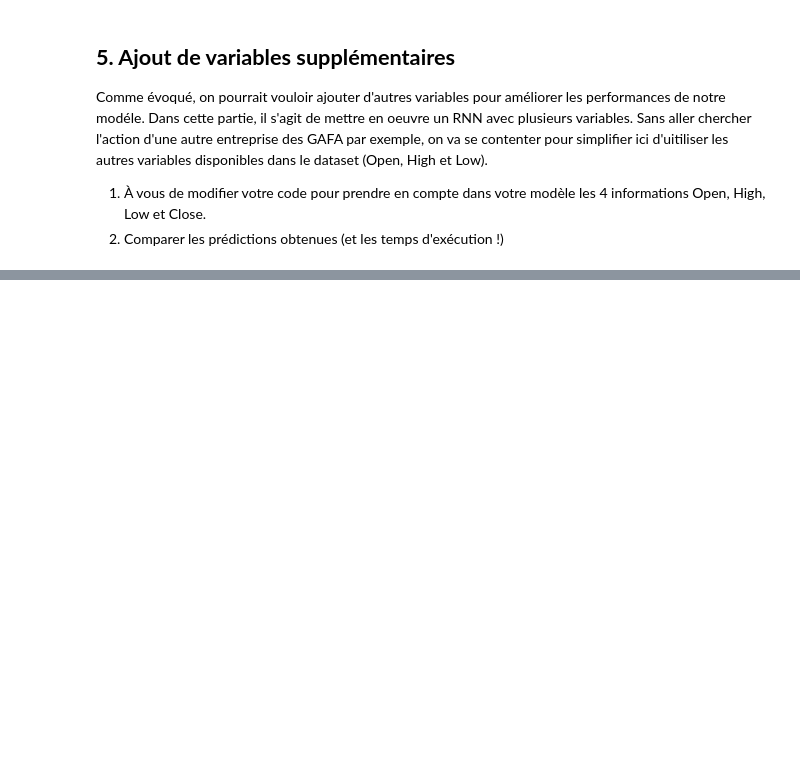
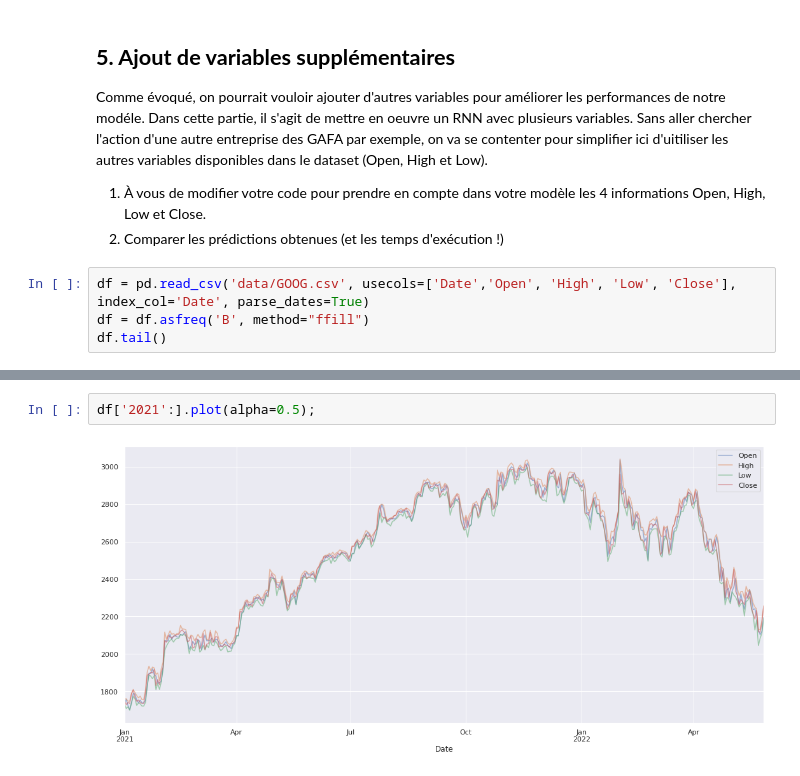
Before and after one commit to louiskuhn/IA-P2-Euskadi, a Jupyter notebook: Ressources/Deep Learning/Recurrent Neural Network/RNN 1 - Prediction actions Google.ipynb, the cells around one changed output, grey strips where cells are left out. Saved outputs shown, nothing was run; the diff lists cells and outputs as text; blank space fills up the shorter version.

```diff
--- a/Ressources/Deep Learning/Recurrent Neural Network/RNN 1 - Prediction actions Google.ipynb
+++ b/Ressources/Deep Learning/Recurrent Neural Network/RNN 1 - Prediction actions Google.ipynb
@@ -317,3 +430,7 @@ Comme évoqué, on pourrait vouloir ajouter d'autres variables pour améliorer l
 
 1. À vous de modifier votre code pour prendre en compte dans votre modèle les 4 informations Open, High, Low et Close.
 2. Comparer les prédictions obtenues (et les temps d'exécution !)
+# %%
+df = pd.read_csv('data/GOOG.csv', usecols=['Date','Open', 'High', 'Low', 'Close'], index_col='Date', parse_dates=True)
+df = df.asfreq('B', method="ffill")
+df.tail()
@@ -319,0 +445,4 @@ Comme évoqué, on pourrait vouloir ajouter d'autres variables pour améliorer l
+# %%
+df['2021':].plot(alpha=0.5);
+# %% [output]
+[figure, added]
```
Also changed, not shown: parts of 27 cells of this notebook, 1 other file.
